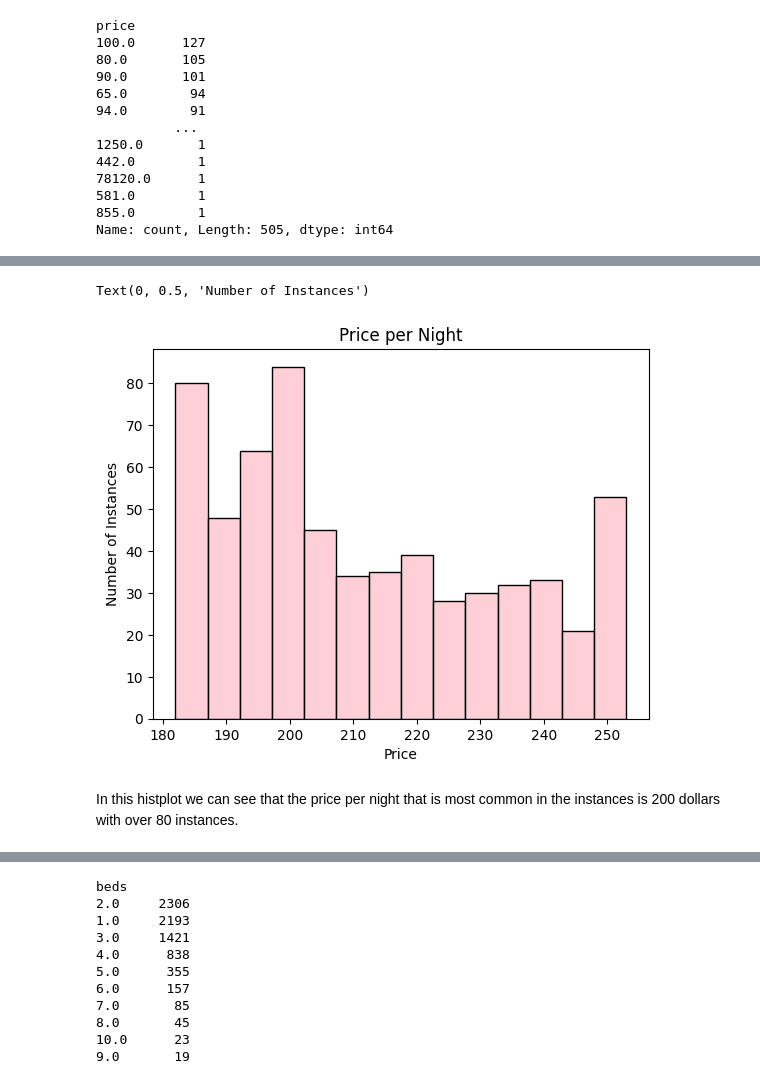
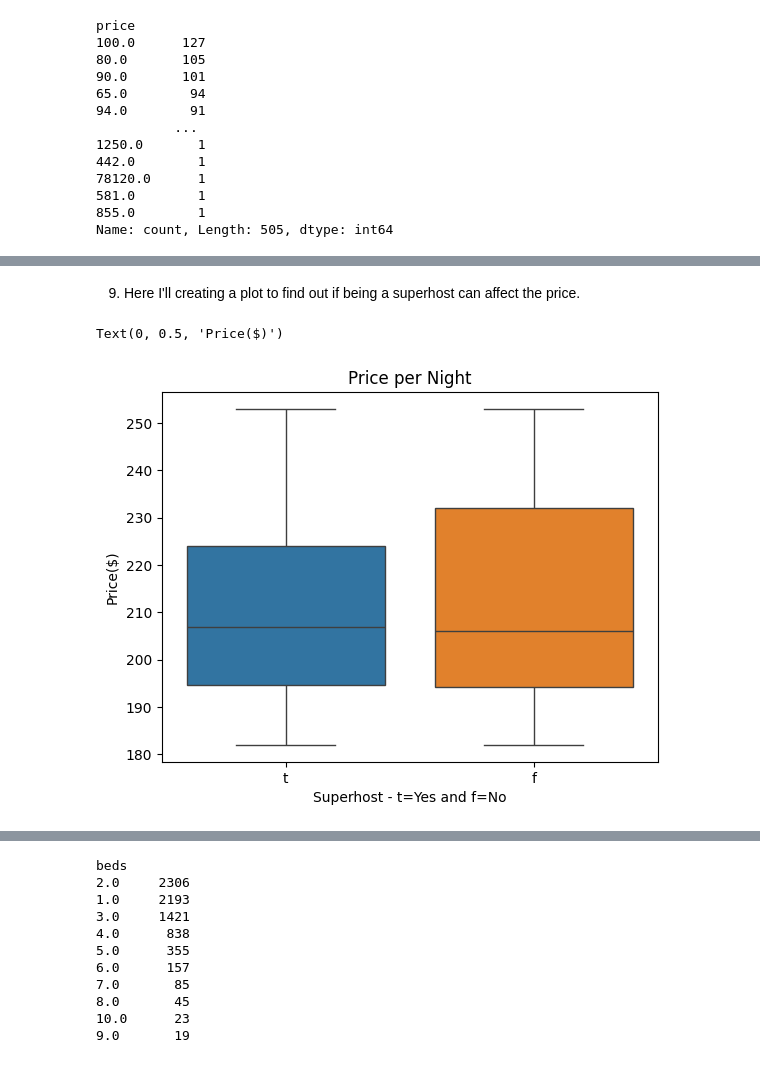
Before and after one commit to pmortada/EAD---Airbnb-M-laga, a Jupyter notebook: EDA_Airbnb_Malaga.ipynb, the cells around one changed output, grey strips where cells are left out. Saved outputs shown, nothing was run; the diff lists cells and outputs as text; code cells hidden in the pictures.

```diff
--- a/EDA_Airbnb_Malaga.ipynb
+++ b/EDA_Airbnb_Malaga.ipynb
@@ -212,3 +256,3 @@ dtype: object
 # %%
-#replacing the nans by the mean
-listings_clean[host_rate] = listings_clean[host_rate].fillna(listings_clean[host_rate].mean())
+#replacing the nans using the median to deal with any posible outlier
+listings_clean[host_rate] = listings_clean[host_rate].fillna(listings_clean[host_rate].median())
@@ -249,0 +322,3 @@ Now we need to deal with the reviews NANs
+# %%
+#replace the nans by the mean in the review columns
+listings_clean[review_columns] = listings_clean[review_columns].fillna(listings_clean[review_columns].median())
@@ -279,3 +360,0 @@ review_columns = [
-# %%
-#replace the nans by the mean in the review columns
-listings_clean[review_columns] = listings_clean[review_columns].fillna(listings_clean[review_columns].mean())
@@ -464,12 +553,11 @@ Removing the outliers we have:<br>
+# %% [markdown]
+9. Here I'll creating a plot to find out if being a superhost can affect the price.
 # %%
-
-sns.histplot(
-    data=listings_outliers, x="price", binwidth=5, color='pink')
+sns.boxplot(
+    data=listings_outliers, y = 'price', x='host_is_superhost', hue='host_is_superhost')
 plt.title("Price per Night")
-plt.xlabel("Price")
-plt.ylabel("Number of Instances")
+plt.xlabel("Superhost - t=Yes and f=No")
+plt.ylabel("Price($)")
 # %% [output]
-Text(0, 0.5, 'Number of Instances')
+Text(0, 0.5, 'Price($)')
-[figure, old version]
+[figure, new version]
-# %% [markdown]
-In this histplot we can see that the price per night that is most common in the instances is 200 dollars with over 80 instances.<br>
```
Also changed, not shown: parts of 134 cells of this notebook.
